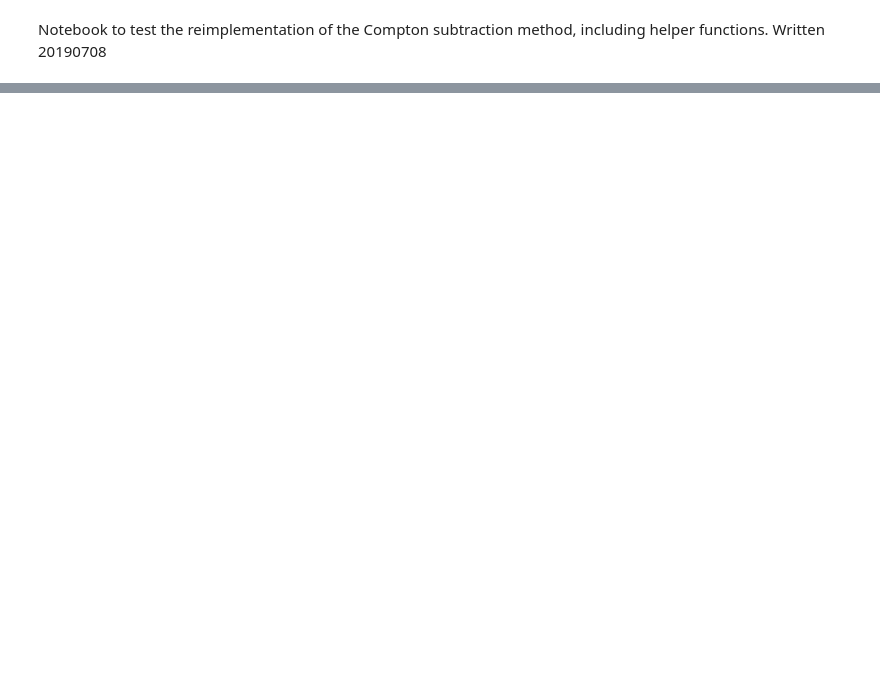
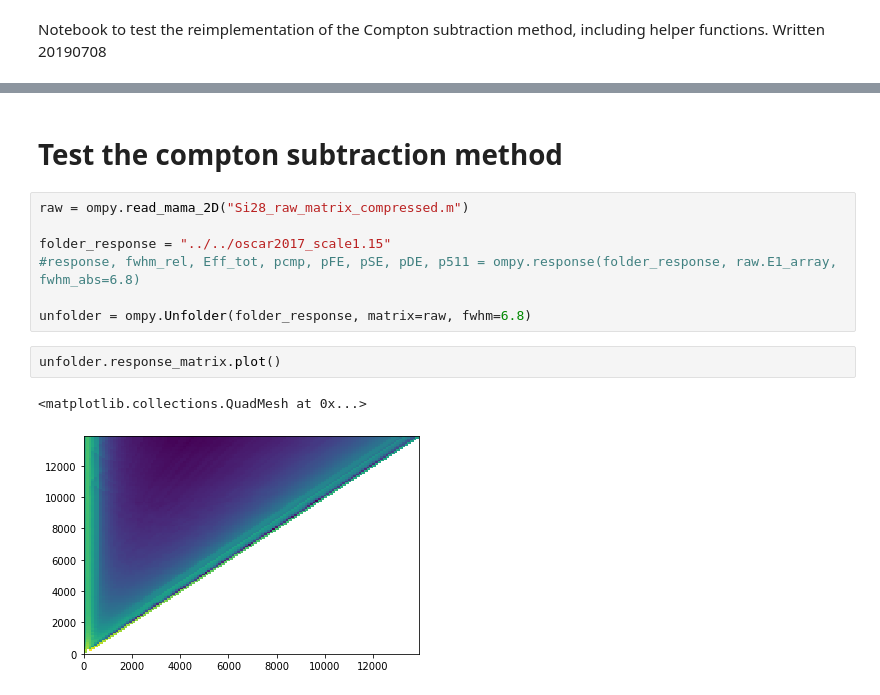
Before and after one commit to oslocyclotronlab/ompy, a Jupyter notebook: notebooks/code_testing/Test compton subtraction method.ipynb, the cells around one changed output, grey strips where cells are left out. Drawn from its saved outputs; the diff is of its cells as text; blank space fills up the shorter version.

```diff
--- a/notebooks/code_testing/Test compton subtraction method.ipynb
+++ b/notebooks/code_testing/Test compton subtraction method.ipynb
@@ -43,0 +40,14 @@ plt.show()
+# %% [markdown]
+# Test the compton subtraction method
+# %%
+raw = ompy.read_mama_2D("Si28_raw_matrix_compressed.m")
+
+folder_response = "../../oscar2017_scale1.15"
+#response, fwhm_rel, Eff_tot, pcmp, pFE, pSE, pDE, p511 = ompy.response(folder_response, raw.E1_array, fwhm_abs=6.8)
+
+unfolder = ompy.Unfolder(folder_response, matrix=raw, fwhm=6.8)
+# %%
+unfolder.response_matrix.plot()
+# %% [output]
+<matplotlib.collections.QuadMesh at 0x...>
+[figure, added]
```
Also changed, not shown: parts of 3 cells of this notebook, 4 other files.
